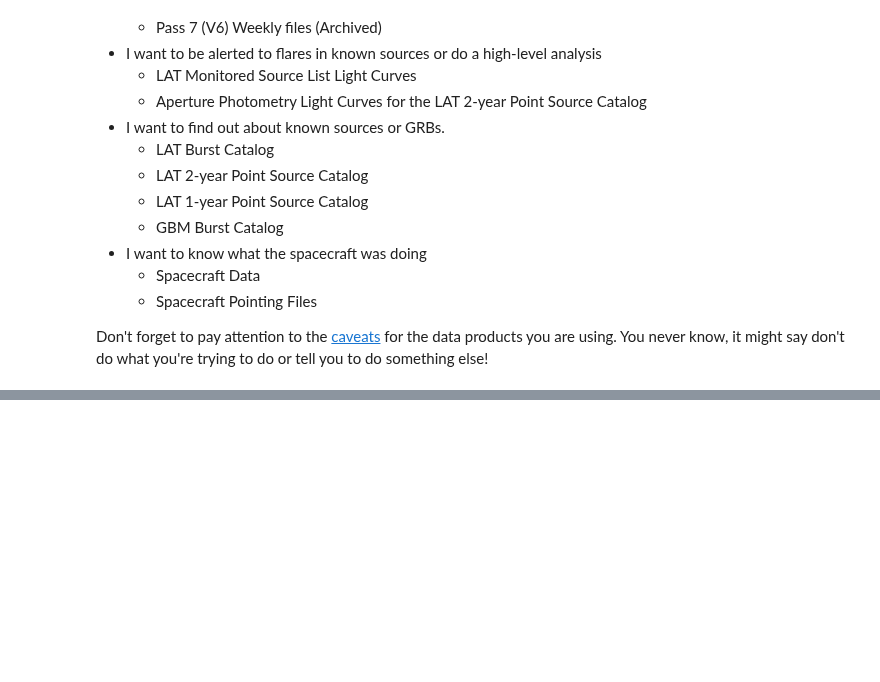
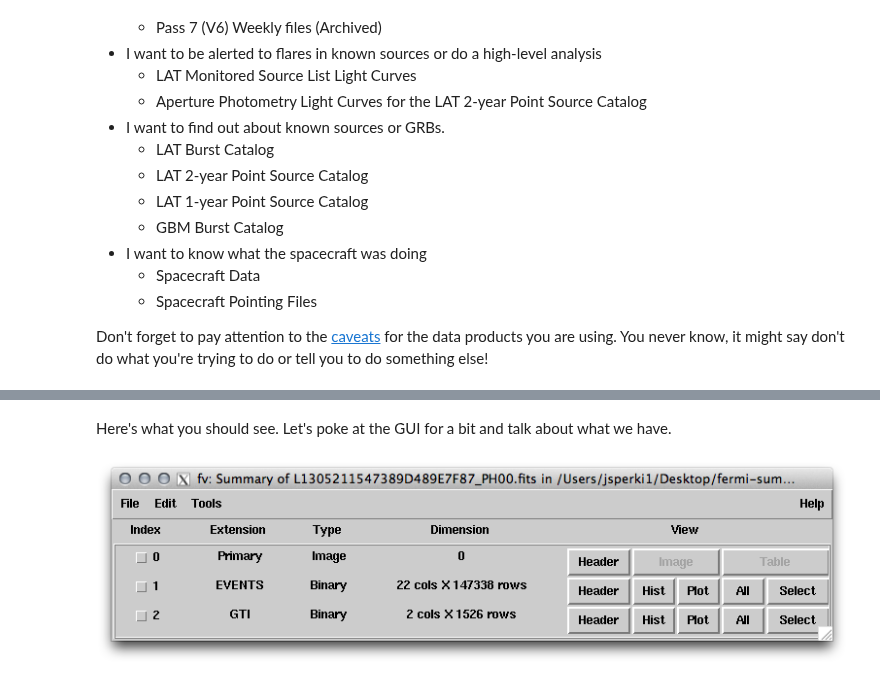
Before and after one commit to FermiSummerSchool/fermi-summer-school, a Jupyter notebook: Data_Exploration.ipynb, the cells around one changed output, grey strips where cells are left out. Saved outputs shown, nothing was run; the diff lists cells and outputs as text; code cells hidden in the pictures; blank space fills up the shorter version.

```diff
--- a/Data_Exploration.ipynb
+++ b/Data_Exploration.ipynb
@@ -95,0 +154,6 @@ Don't forget to pay attention to the [caveats](http://fermi.gsfc.nasa.gov/ssc/da
+# %% [markdown]
+Here's what you should see.  Let's poke at the GUI for a bit and talk about what we have.
+# %%
+Image(filename='images/FSSC_fv.png')
+# %% [output]
+[figure, added]
```
Also changed, not shown: parts of 29 cells of this notebook.
